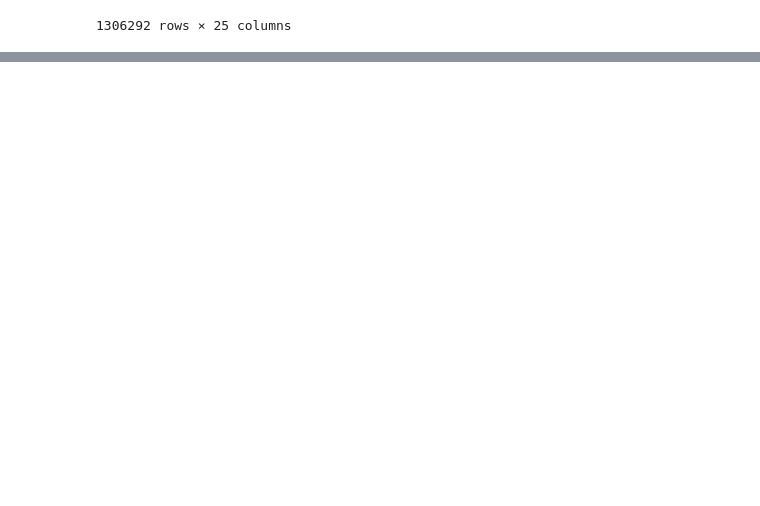
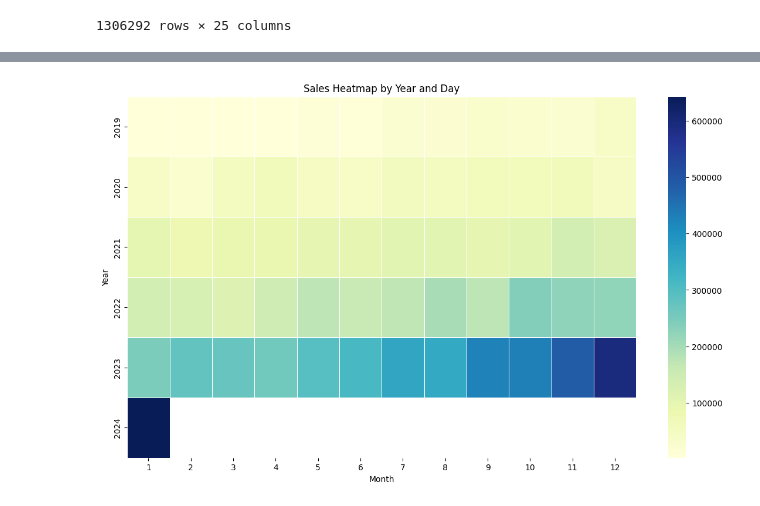
Before and after one commit to Emdeowl/DATA-WOLVES, a Jupyter notebook: Looker DataSet Bigquery/Ecommerce EDA.ipynb, the cells around one changed output, grey strips where cells are left out. Saved outputs shown, nothing was run; the diff lists cells and outputs as text; code cells hidden in the pictures; blank space fills up the shorter version.

```diff
--- a/Looker DataSet Bigquery/Ecommerce EDA.ipynb
+++ b/Looker DataSet Bigquery/Ecommerce EDA.ipynb
@@ -320,0 +494,2 @@ order_items
+# %%
+Product_Women_df= Complete_event_user_orderItem[Complete_event_user_orderItem.department =='Women']
@@ -320,0 +507,11 @@ order_items
+# %%
+# 년도,월 별 판매액
+pivot_table  = Product_Women_df.groupby(['created_year', 'created_month'])['sale_price'].sum().reset_index().pivot(index='created_year', columns='created_month', values='sale_price')
+plt.figure(figsize=(14, 8))
+sns.heatmap(pivot_table, cmap='YlGnBu', fmt=".1f", linewidths=.5)
+plt.title('Sales Heatmap by Year and Day')
+plt.xlabel('Month')
+plt.ylabel('Year')
+plt.show()
+# %% [output]
+[figure, added]
```
Also changed, not shown: parts of 47 cells of this notebook.
